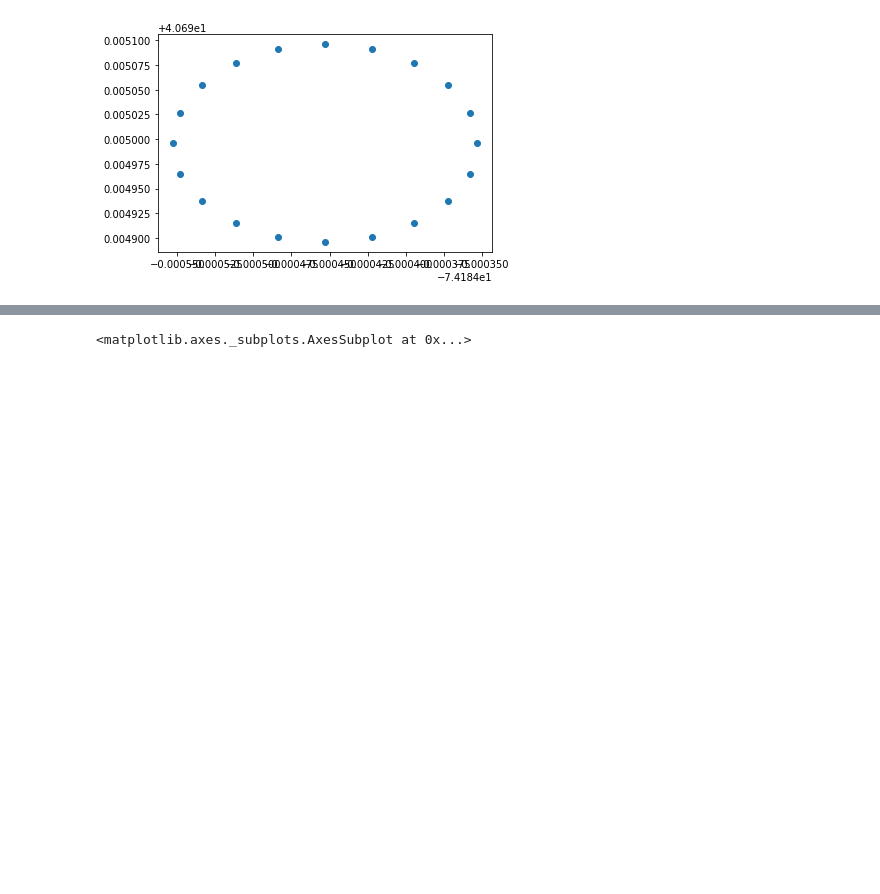
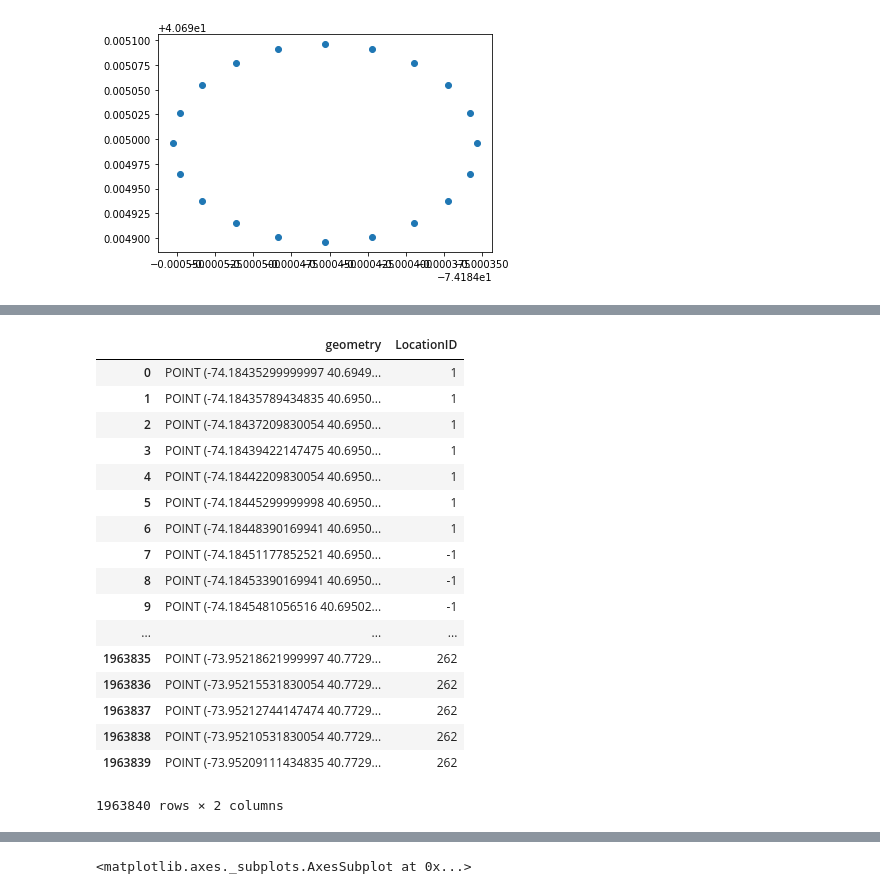
Before and after one commit to r-shekhar/NYC-transport, a Jupyter notebook: 10_parquet_add_taxi_zones/nn_classifier.ipynb, the cells around one changed output, grey strips where cells are left out. Saved outputs shown, nothing was run; the diff lists cells and outputs as text; code cells hidden in the pictures; blank space fills up the shorter version.

```diff
--- a/10_parquet_add_taxi_zones/nn_classifier.ipynb
+++ b/10_parquet_add_taxi_zones/nn_classifier.ipynb
@@ -79,0 +97,21 @@ s['geom_type'] = s.geometry.type
+# %%
+pointed_df
+# %% [output]
+|  | geometry | LocationID |
+| 0 | POINT (-74.18435299999997 40.6949... | 1 |
+| 1 | POINT (-74.18435789434835 40.6950... | 1 |
+| 2 | POINT (-74.18437209830054 40.6950... | 1 |
+| 3 | POINT (-74.18439422147475 40.6950... | 1 |
+| 4 | POINT (-74.18442209830054 40.6950... | 1 |
+| 5 | POINT (-74.18445299999998 40.6950... | 1 |
+| 6 | POINT (-74.18448390169941 40.6950... | 1 |
+| 7 | POINT (-74.18451177852521 40.6950... | -1 |
+| 8 | POINT (-74.18453390169941 40.6950... | -1 |
+| 9 | POINT (-74.1845481056516 40.69502... | -1 |
+| ... | ... | ... |
+| 1963835 | POINT (-73.95218621999997 40.7729... | 262 |
+| 1963836 | POINT (-73.95215531830054 40.7729... | 262 |
+| 1963837 | POINT (-73.95212744147474 40.7729... | 262 |
+| 1963838 | POINT (-73.95210531830054 40.7729... | 262 |
+| 1963839 | POINT (-73.95209111434835 40.7729... | 262 |
+1963840 rows × 2 columns
```
Also changed, not shown: parts of 13 cells of this notebook.
